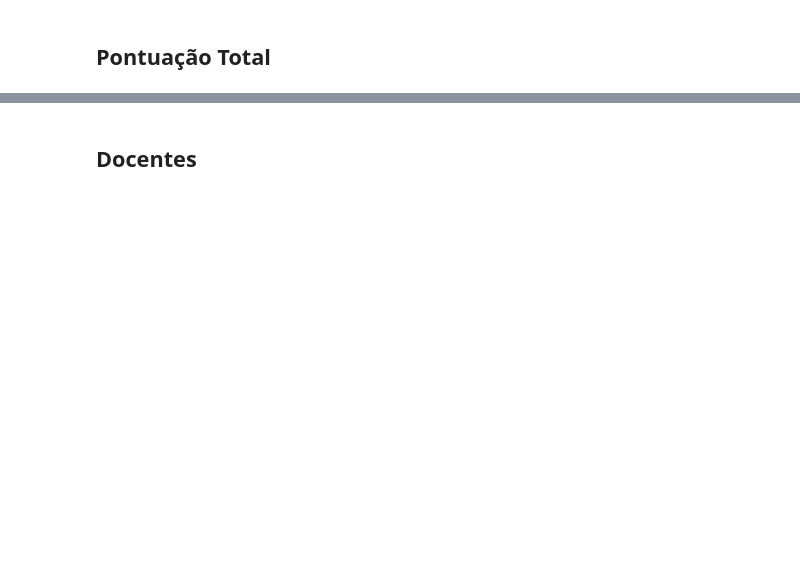
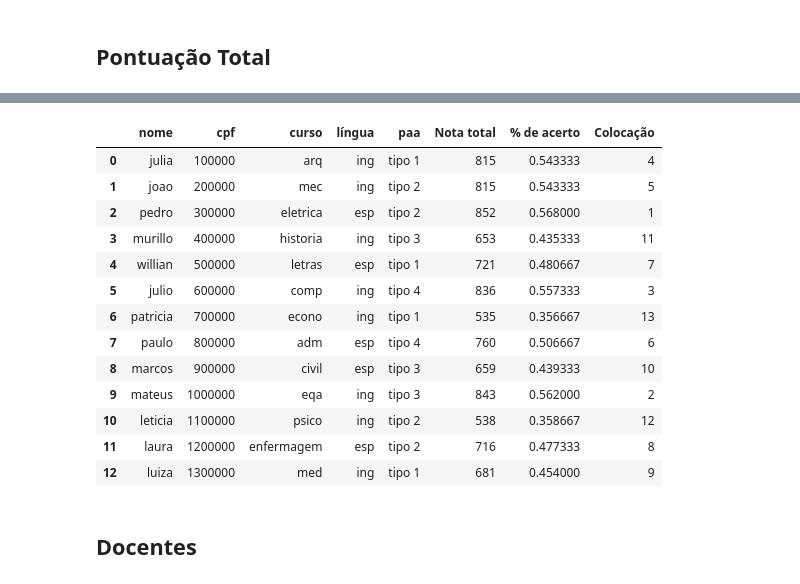
Before and after one commit to murillostein/Simulinho, a Jupyter notebook: modelagem_murillo.ipynb, the cells around one changed output, grey strips where cells are left out. Drawn from its saved outputs; the diff is of its cells as text; code cells hidden in the pictures; blank space fills up the shorter version.

Commit message:
atualizei colocação e redação

```diff
--- a/modelagem_murillo.ipynb
+++ b/modelagem_murillo.ipynb
@@ -185,4 +185,4 @@ data_clean
 dados_redacao = pd.read_excel("Gabarito/redacao_teste.xlsx")
 
 
-dados_redacao = dados_redacao.fillna(" ")
+dados_redacao = dados_redacao.fillna("Sem comentarios")
@@ -491,0 +399,17 @@ df_red.sort_values(['nome', 'Criterio']).set_index(['nome','Criterio'])
+# %%
+# como algumas correções nao tem comentarios dos docentes, vamos preencher essas lacunas com 'NaN' com valor nulo
+dados_redacao = dados_redacao.fillna("Sem comentários")
+
+# precisamos separar os dados por aluno e por criterio
+# sendo que cada linha deve conter os dados: nome -> criterio -> nota(do criterio) -> comentario(do criterio)
+# para isso, separei os comentarios das notas
+notas_redacao = dados_redacao[['nome','Norma culta','Adequação ao tema','Argumentação','Coesão','Proposta de intervenção','Nota']]
+coments_red= dados_redacao[['nome','comentarios Norma culta','comentarios Adequação ao tema','comentarios Argumentação','comentarios Coesão','comentarios Proposta de intervenção','comentarios Nota']]
+
+# renomeando as colunas de comentarios para ficar mais facil de fazer o merge depois
+coments_red = coments_red.rename(columns={'comentarios Norma culta': "Norma culta",'comentarios Adequação ao tema':"Adequação ao tema",'comentarios Argumentação':"Argumentação",'comentarios Coesão':"Coesão",'comentarios Proposta de intervenção':"Proposta de intervenção",'comentarios Nota':"Nota"})
+
+# com melt, cada coluna vira uma linha
+notas_redacao = pd.melt(notas_redacao, id_vars=['nome'], value_vars=['Norma culta','Adequação ao tema','Argumentação','Coesão','Proposta de intervenção','Nota'], var_name='Criterio', value_name='Nota')
+
+coments_red = pd.melt(coments_red, id_vars=['nome'], value_vars=['Norma culta','Adequação ao tema','Argumentação','Coesão','Proposta de intervenção','Nota'], var_name='Criterio', value_name='Comentario')
@@ -503,7 +449,7 @@ pontuacao_total = pontuacao_total.join(acertos_aluno_total, on='nome')
 
 # para a pontuação total, não precisamos das colunas de critérios e comentarios
 pontuacao_total = pontuacao_total.drop(labels=['Norma culta','Adequação ao tema','Argumentação','Coesão', 'Proposta de intervenção'
-,'comentarios', 'comentarios.1','comentarios.2','comentarios.3','comentarios.4', 'comentarios.5'], axis =1)
+,'comentarios Norma culta','comentarios Adequação ao tema','comentarios Argumentação','comentarios Coesão','comentarios Proposta de intervenção','comentarios Nota'], axis =1)
 
 # aqui considera que cada questao vale 10 pontos
 pontuacao_total['Nota total'] = pontuacao_total['Nota'] + pontuacao_total['correcao']*10
@@ -532,7 +508,10 @@ colocacao = pontuacao_total.sort_values(by='Nota total', ascending=False)
 # de 'colocacao'
 colocacao = colocacao.reset_index(drop=True)
 
+colocacao['Colocação'] = colocacao.index + 1
+
 # salvando como pickle para o relatorio
 colocacao.to_pickle('dados-relatorio-alunos/colocacao.pkl')
 
+
 colocacao
@@ -539,3 +533,30 @@ colocacao
+# %%
+# atualizando os dados pessoais de cada aluno com a colocação e pontuação
+#dados_pessoais = pd.read_excel("Gabarito\dados_alunos.xlsx")
+# veio com colunas à mais, a linha a seguir exclui tais colunas
+#dados_pessoais = dados_pessoais.drop(dados_pessoais.columns[[5, 6, 7,8 ]], axis = 1)
+
+dados_pessoais = pd.merge(dados_pessoais, colocacao, on=['nome','cpf'])
+dados_pessoais = dados_pessoais.drop(columns=['Nota','correcao'])
+
+# salvando como pickle
+dados_pessoais.to_pickle("dados-relatorio-alunos/dados_pessoais.pkl")
+dados_pessoais
+# %% [output]
+|  | nome | cpf | curso | língua | paa | Nota total | % de acerto | Colocação |
+| 0 | julia | 100000 | arq | ing | tipo 1 | 815 | 0.543333 | 4 |
+| 1 | joao | 200000 | mec | ing | tipo 2 | 815 | 0.543333 | 5 |
+| 2 | pedro | 300000 | eletrica | esp | tipo 2 | 852 | 0.568000 | 1 |
+| 3 | murillo | 400000 | historia | ing | tipo 3 | 653 | 0.435333 | 11 |
+| 4 | willian | 500000 | letras | esp | tipo 1 | 721 | 0.480667 | 7 |
+| 5 | julio | 600000 | comp | ing | tipo 4 | 836 | 0.557333 | 3 |
+| 6 | patricia | 700000 | econo | ing | tipo 1 | 535 | 0.356667 | 13 |
+| 7 | paulo | 800000 | adm | esp | tipo 4 | 760 | 0.506667 | 6 |
+| 8 | marcos | 900000 | civil | esp | tipo 3 | 659 | 0.439333 | 10 |
+| 9 | mateus | 1000000 | eqa | ing | tipo 3 | 843 | 0.562000 | 2 |
+| 10 | leticia | 1100000 | psico | ing | tipo 2 | 538 | 0.358667 | 12 |
+| 11 | laura | 1200000 | enfermagem | esp | tipo 2 | 716 | 0.477333 | 8 |
+| 12 | luiza | 1300000 | med | ing | tipo 1 | 681 | 0.454000 | 9 |
 # %% [markdown]
 ## Docentes
 # %%
```
Also changed, not shown: parts of 25 cells of this notebook.
